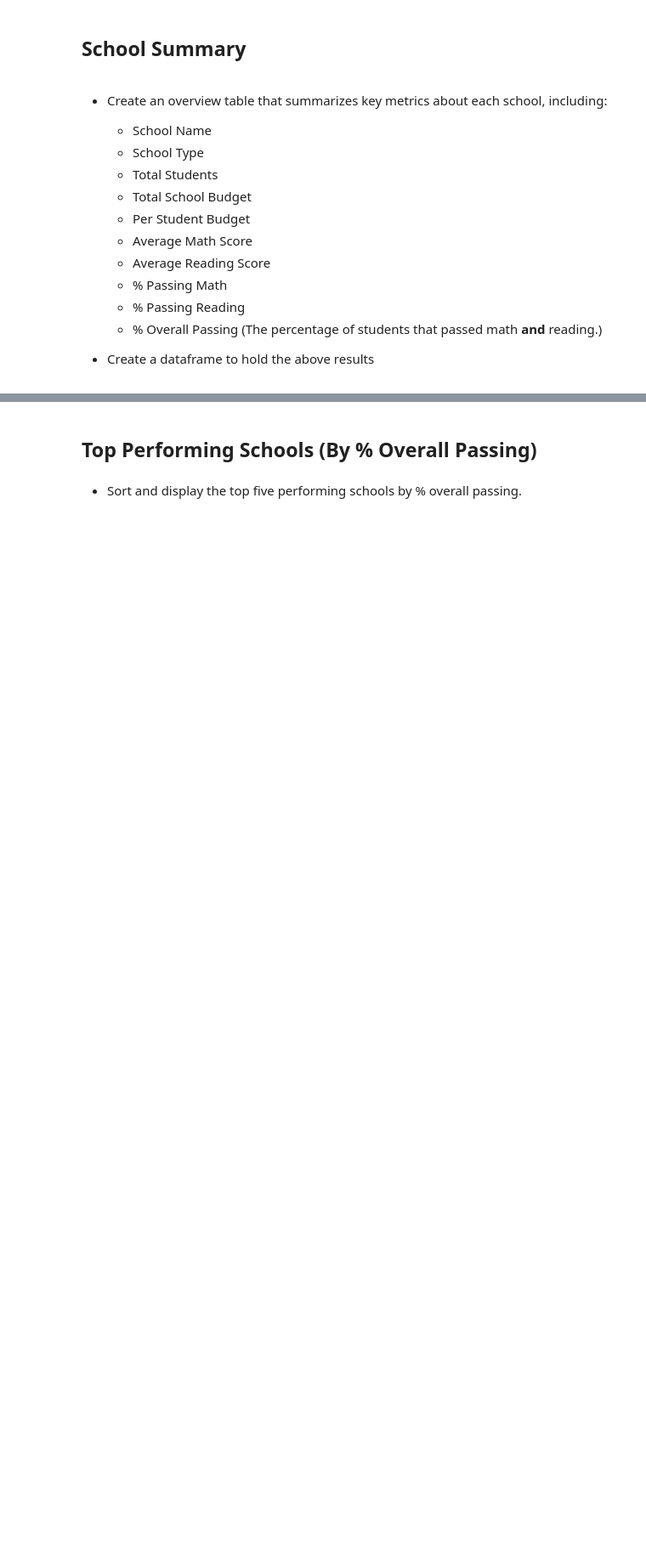
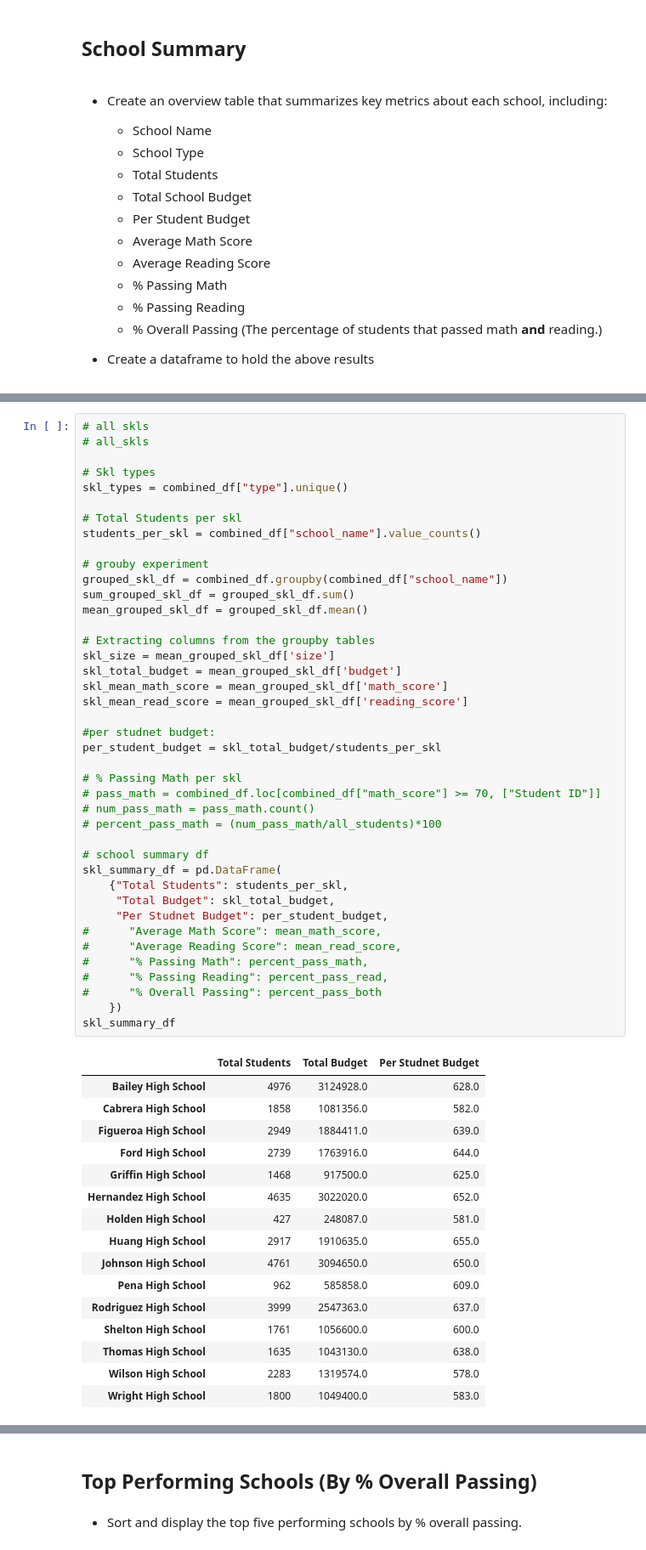
Before and after one commit to MrMrRPG/pandas-challenge, a Jupyter notebook: PyCitySchools/PyCitySchools_starter.ipynb, the cells around one changed output, grey strips where cells are left out. Shown at 85% size. Cells and saved outputs as stored; diff of their text form; blank space fills up the shorter version.

```diff
--- a/PyCitySchools/PyCitySchools_starter.ipynb
+++ b/PyCitySchools/PyCitySchools_starter.ipynb
@@ -133,0 +118,58 @@ dist_summary_df
+# %%
+# all skls
+# all_skls
+
+# Skl types
+skl_types = combined_df["type"].unique()
+
+# Total Students per skl
+students_per_skl = combined_df["school_name"].value_counts()
+
+# grouby experiment
+grouped_skl_df = combined_df.groupby(combined_df["school_name"])
+sum_grouped_skl_df = grouped_skl_df.sum()
+mean_grouped_skl_df = grouped_skl_df.mean()
+
+# Extracting columns from the groupby tables
+skl_size = mean_grouped_skl_df['size']
+skl_total_budget = mean_grouped_skl_df['budget']
+skl_mean_math_score = mean_grouped_skl_df['math_score']
+skl_mean_read_score = mean_grouped_skl_df['reading_score']
+
+#per studnet budget:
+per_student_budget = skl_total_budget/students_per_skl
+
+# % Passing Math per skl
+# pass_math = combined_df.loc[combined_df["math_score"] >= 70, ["Student ID"]]
+# num_pass_math = pass_math.count()
+# percent_pass_math = (num_pass_math/all_students)*100
+
+# school summary df
+skl_summary_df = pd.DataFrame(
+    {"Total Students": students_per_skl,
+     "Total Budget": skl_total_budget,
+     "Per Studnet Budget": per_student_budget,
+#      "Average Math Score": mean_math_score,
+#      "Average Reading Score": mean_read_score,
+#      "% Passing Math": percent_pass_math,
+#      "% Passing Reading": percent_pass_read,
+#      "% Overall Passing": percent_pass_both
+    })
+skl_summary_df
+# %% [output]
+|  | Total Students | Total Budget | Per Studnet Budget |
+| Bailey High School | 4976 | 3124928.0 | 628.0 |
+| Cabrera High School | 1858 | 1081356.0 | 582.0 |
+| Figueroa High School | 2949 | 1884411.0 | 639.0 |
+| Ford High School | 2739 | 1763916.0 | 644.0 |
+| Griffin High School | 1468 | 917500.0 | 625.0 |
+| Hernandez High School | 4635 | 3022020.0 | 652.0 |
+| Holden High School | 427 | 248087.0 | 581.0 |
+| Huang High School | 2917 | 1910635.0 | 655.0 |
+| Johnson High School | 4761 | 3094650.0 | 650.0 |
+| Pena High School | 962 | 585858.0 | 609.0 |
+| Rodriguez High School | 3999 | 2547363.0 | 637.0 |
+| Shelton High School | 1761 | 1056600.0 | 600.0 |
+| Thomas High School | 1635 | 1043130.0 | 638.0 |
+| Wilson High School | 2283 | 1319574.0 | 578.0 |
+| Wright High School | 1800 | 1049400.0 | 583.0 |
```
Also changed, not shown: parts of 4 cells of this notebook.
